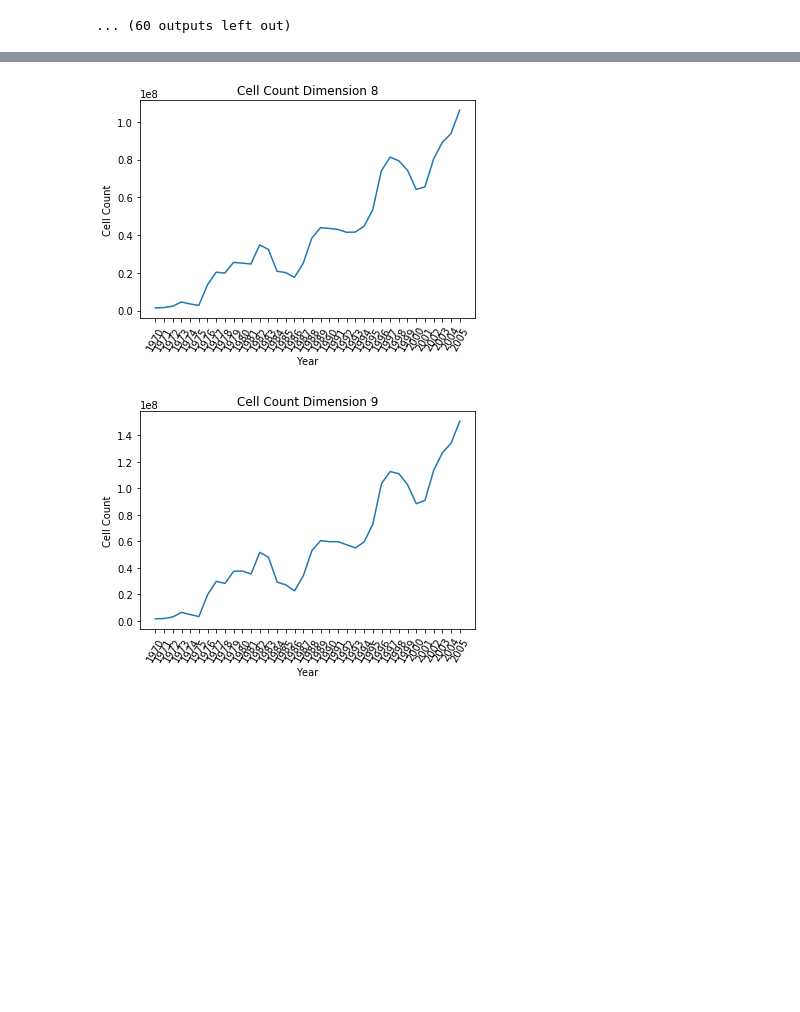
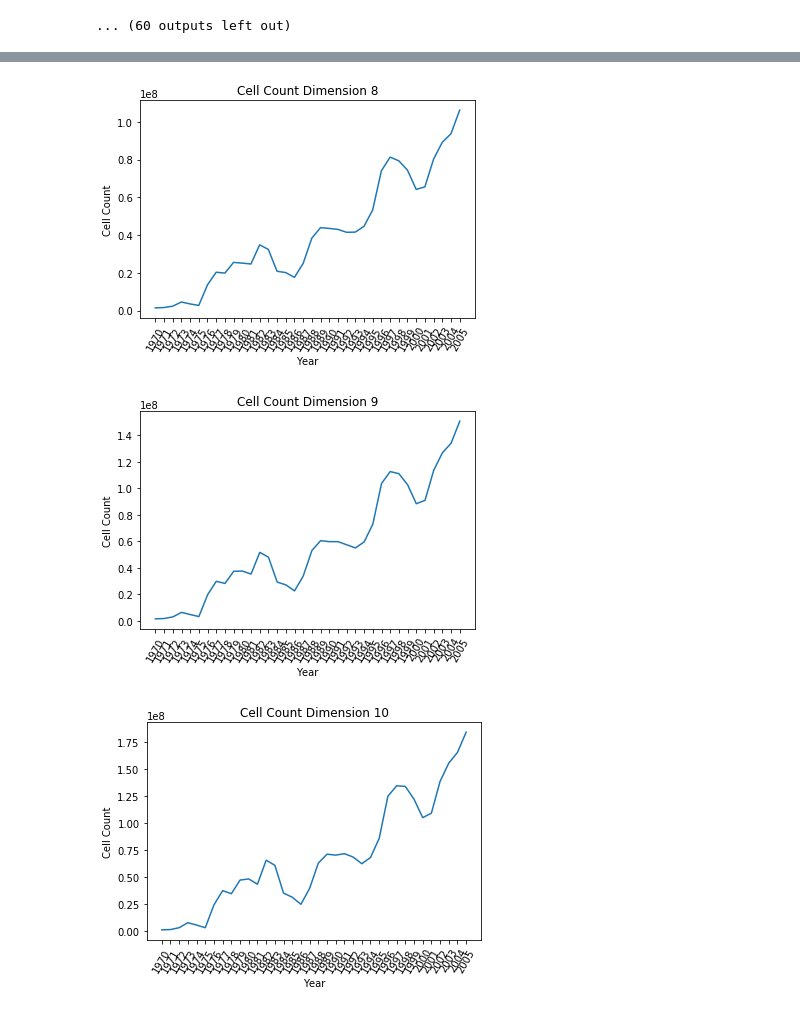
Before and after one commit to rfunklab/network_structure, a Jupyter notebook: notebooks/Temporal Collaboration-APS.ipynb, the cells around one changed output, grey strips where cells are left out. Saved outputs shown, nothing was run; the diff lists cells and outputs as text; code cells hidden in the pictures; blank space fills up the shorter version.

```diff
--- a/notebooks/Temporal Collaboration-APS.ipynb
+++ b/notebooks/Temporal Collaboration-APS.ipynb
@@ -128,25 +129,26 @@ for d in range(betti_up_to_dimension):
 # %%
 # plot cell counts for each year
-cc_up_to_dimension = 10 # set this as the highest dimension to plot (max is 10).
+cc_up_to_dimension = 11 # set this as the highest dimension to plot (max is 11).
 
 for d in range(cc_up_to_dimension):
     plt.plot(names, [c[d] for c in cell_counts])
     plt.xticks(rotation=60)
     plt.ylabel('Cell Count'.format(d))
     plt.xlabel('Year')
     plt.title('Cell Count Dimension {}'.format(d))
     plt.show()
 # %% [output]
 [figure]
 [figure]
 [figure]
 [figure]
 [figure]
 [figure]
 [figure]
 [figure]
 [figure]
 [figure]
+[figure, added]
 # %%
 # Access the diagrams as numpy arrays in preparation for the following code block.
 doi = 1 # set this to compute Bottleneck and Wasserstein distances in particular "dimension of interest"
```
Also changed, not shown: parts of 4 cells of this notebook, 1 other file.
